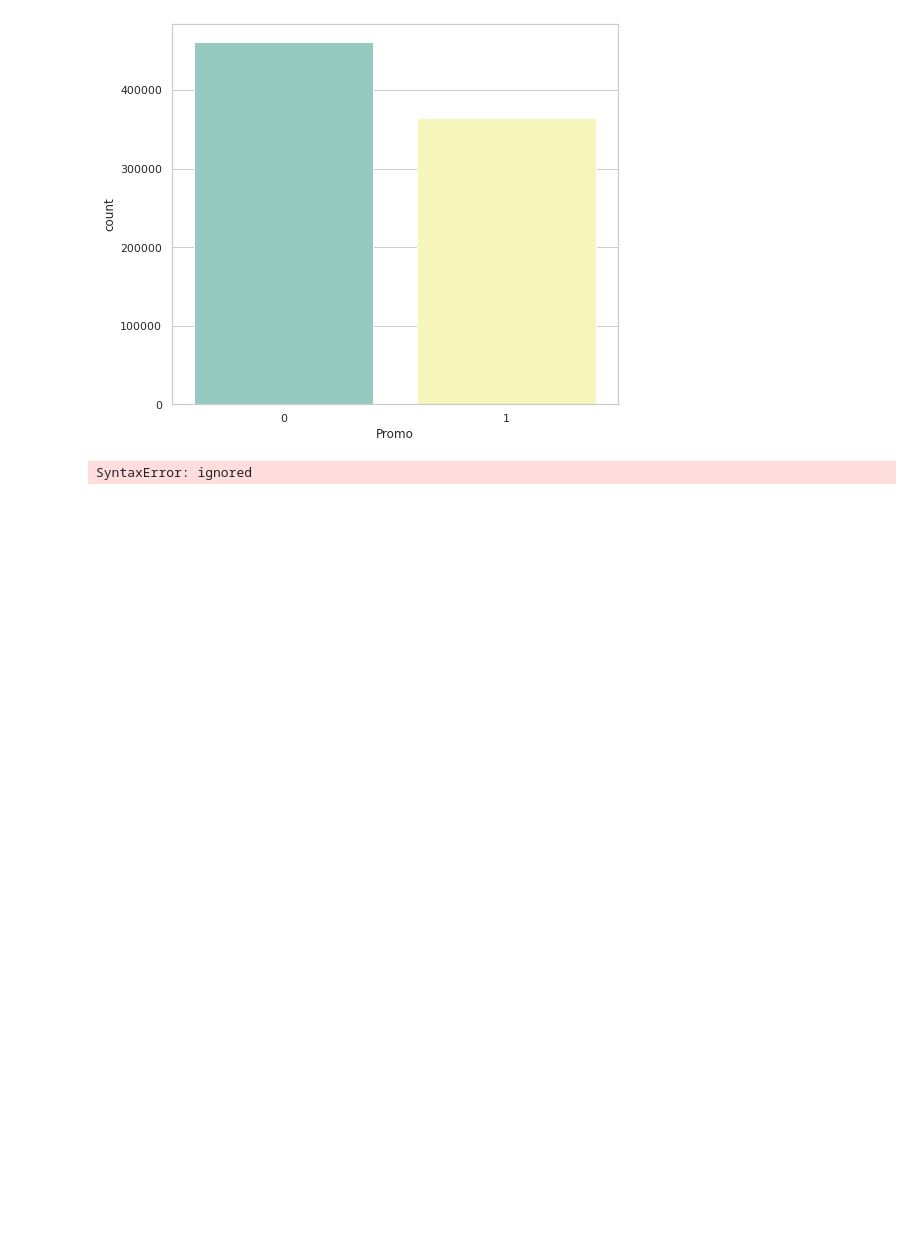
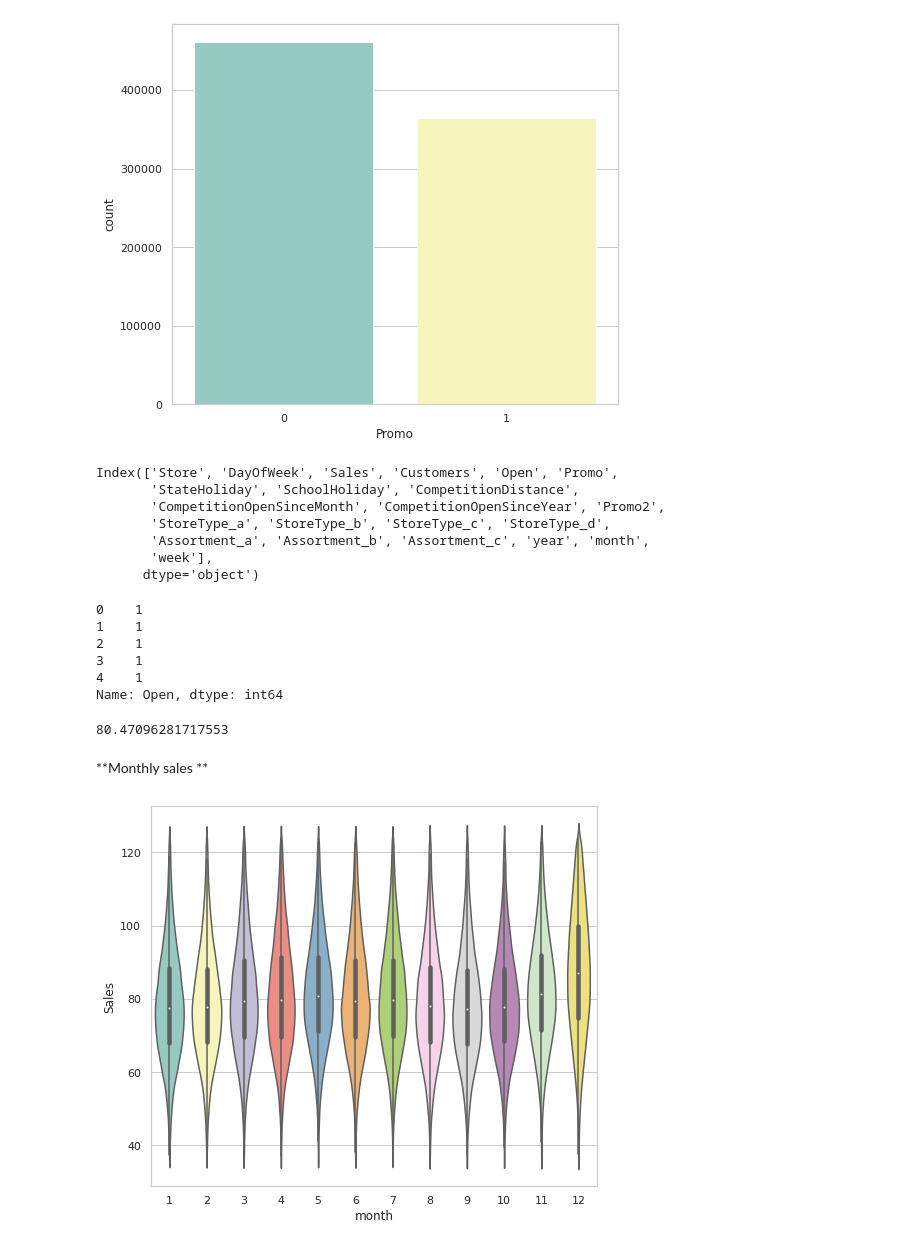
Before and after one commit to aditi10998/Rossmann_sales_prediction, a Jupyter notebook: Copy_of_Rossmann_Sales_Prediction_Capstone_Project.ipynb, the cells around one changed output. Saved outputs shown, nothing was run; the diff lists cells and outputs as text; code cells hidden in the pictures; blank space fills up the shorter version.

```diff
--- a/Copy_of_Rossmann_Sales_Prediction_Capstone_Project.ipynb
+++ b/Copy_of_Rossmann_Sales_Prediction_Capstone_Project.ipynb
@@ -442,6 +459,6 @@ merged_df['StateHoliday'].nunique()
 # %% [markdown]
 Performing one hot encoding for the StoreType and Assortment.
 # %%
-pd.get_dummies(merged_df,columns=['StoreType','Assortment'])
+merged_df=pd.get_dummies(merged_df,columns=['StoreType','Assortment'])
 #k-1 hot encoding
  #pd.get_dummies(df,columns=['Storetype','Assortment','StateHoliday'],drop_first=True)
@@ -497,5 +516,33 @@ sns.countplot(x='Promo',data=merged_df,palette='Set3')
 <matplotlib.axes._subplots.AxesSubplot at 0x...>
 [figure]
 # %%
+ merged_df.columns
 # %% [output]
-SyntaxError: ignored
+Index(['Store', 'DayOfWeek', 'Sales', 'Customers', 'Open', 'Promo',
+       'StateHoliday', 'SchoolHoliday', 'CompetitionDistance',
+       'CompetitionOpenSinceMonth', 'CompetitionOpenSinceYear', 'Promo2',
+       'StoreType_a', 'StoreType_b', 'StoreType_c', 'StoreType_d',
+       'Assortment_a', 'Assortment_b', 'Assortment_c', 'year', 'month',
+       'week'],
+      dtype='object')
+# %%
+merged_df['Open'].head()
+# %% [output]
+0    1
+1    1
+2    1
+3    1
+4    1
+Name: Open, dtype: int64
+# %%
+mean_sales=merged_df['Sales'].mean()
+print(mean_sales)
+# %% [output]
+80.47096281717553
+# %% [markdown]
+**Monthly sales **
+# %%
+sns.set_theme(style='whitegrid')
+ax=sns.violinplot(x='month',y='Sales',data=merged_df, palette='Set3')
+# %% [output]
+[figure, added]
```
Also changed, not shown: parts of 51 cells of this notebook.
